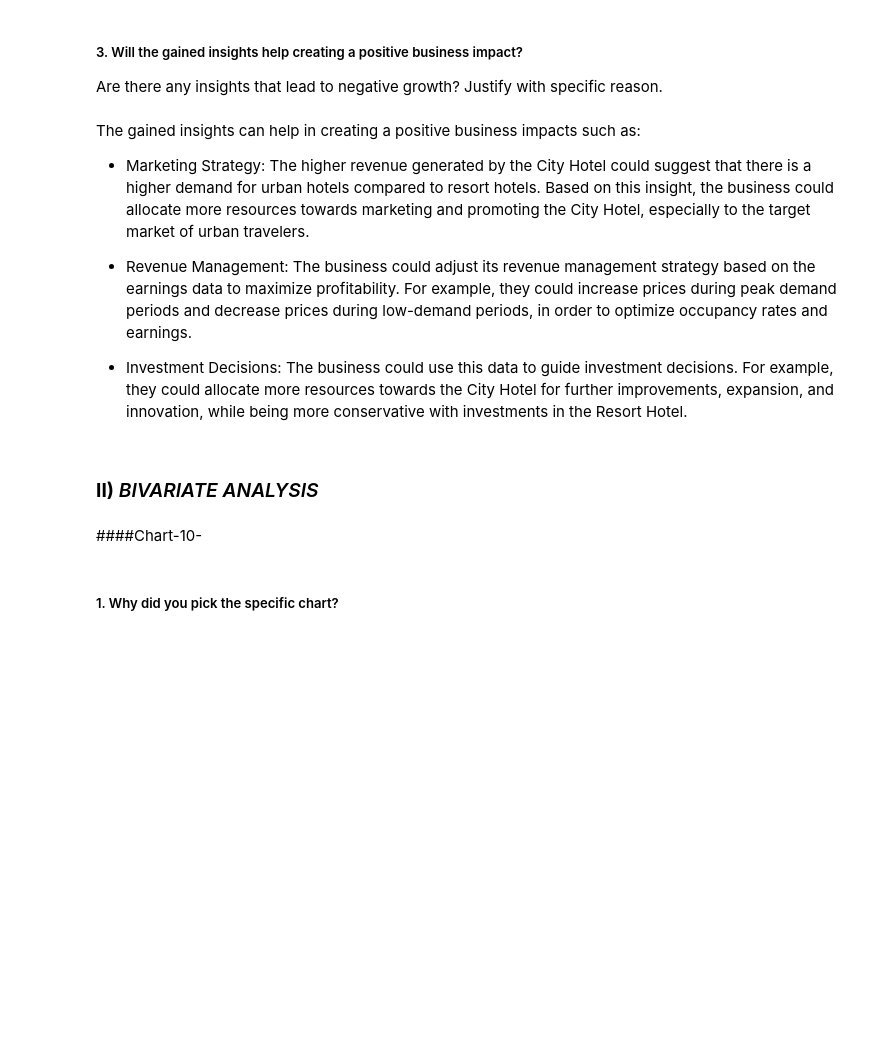
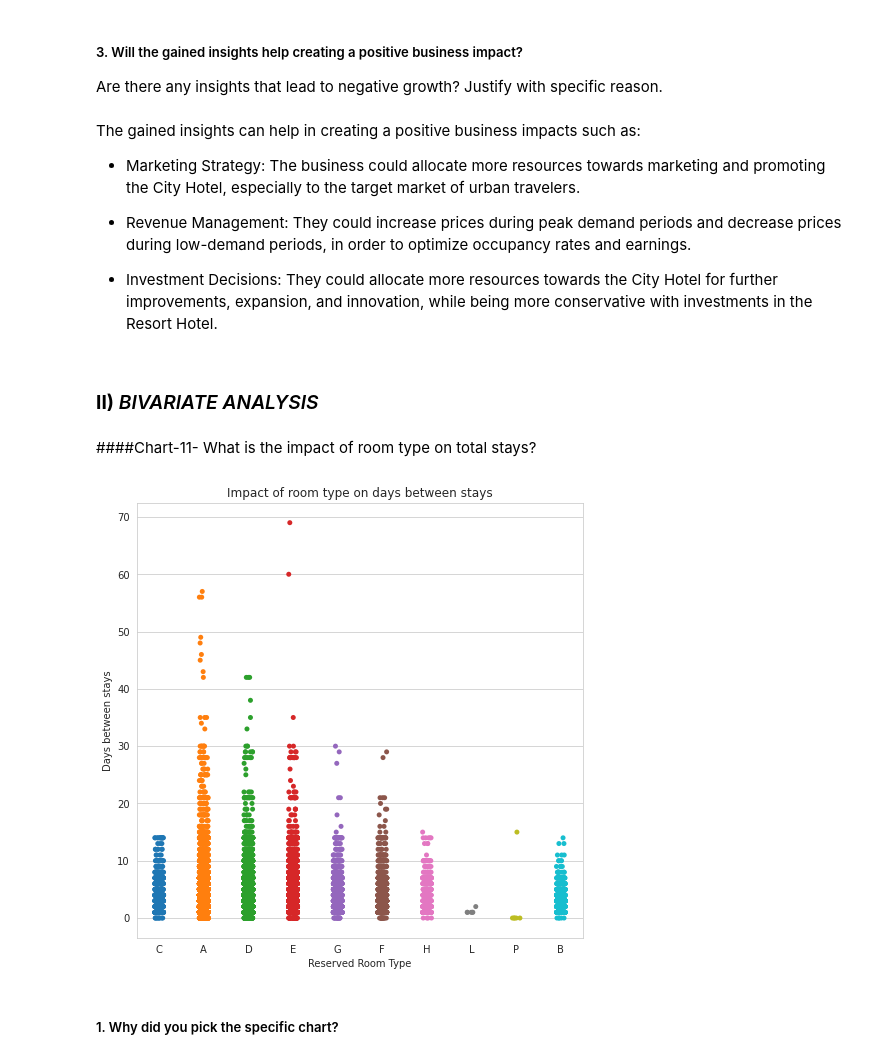
Before and after one commit to sibi601/EDA-Hotel_Booking, a Jupyter notebook: EDA_hotel_booking_analysis_capstoneproject_SIBIN_IQBAL.ipynb, the cells around one changed output. Drawn from its saved outputs; the diff is of its cells as text; code cells hidden in the pictures; blank space fills up the shorter version.

```diff
--- a/EDA_hotel_booking_analysis_capstoneproject_SIBIN_IQBAL.ipynb
+++ b/EDA_hotel_booking_analysis_capstoneproject_SIBIN_IQBAL.ipynb
@@ -821,12 +811,10 @@ Are there any insights that lead to negative growth? Justify with specific reaso
 # %% [markdown]
 The gained insights can help in creating a positive business impacts such as:
 
-* Marketing Strategy: The higher revenue generated by the City Hotel could suggest that there is a higher demand for urban hotels compared to resort hotels. Based on this insight, the business could allocate more resources towards marketing and promoting the City Hotel, especially to the target market of urban travelers.
+* Marketing Strategy: The business could allocate more resources towards marketing and promoting the City Hotel, especially to the target market of urban travelers.
 
-* Revenue Management: The business could adjust its revenue management strategy based on the earnings data to maximize profitability. For example, they could increase prices during peak demand periods and decrease prices during low-demand periods, in order to optimize occupancy rates and earnings.
+* Revenue Management: They could increase prices during peak demand periods and decrease prices during low-demand periods, in order to optimize occupancy rates and earnings.
 
-* Investment Decisions: The business could use this data to guide investment decisions. For example, they could allocate more resources towards the City Hotel for further improvements, expansion, and innovation, while being more conservative with investments in the Resort Hotel.
+* Investment Decisions: They could allocate more resources towards the City Hotel for further improvements, expansion, and innovation, while being more conservative with investments in the Resort Hotel.
 # %% [markdown]
 ### **II)** *BIVARIATE ANALYSIS*
-# %% [markdown]
-####Chart-10-
@@ -835,2 +821,15 @@ The gained insights can help in creating a positive business impacts such as:
+# %% [markdown]
+####Chart-11- What is the impact of room type on total stays?
+# %%
+# Chart - 11 visualization code
+
+plt.figure(figsize = (8,8))
+sns.stripplot(x = "reserved_room_type", y = "total_night_spent", data = hb_df)
+plt.xlabel("Reserved Room Type")
+plt.ylabel("Days between stays")
+plt.title("Impact of room type on days between stays")
+plt.show()
+# %% [output]
+[figure, added]
 # %% [markdown]
 ##### 1. Why did you pick the specific chart?
```
Also changed, not shown: parts of 62 cells of this notebook.
